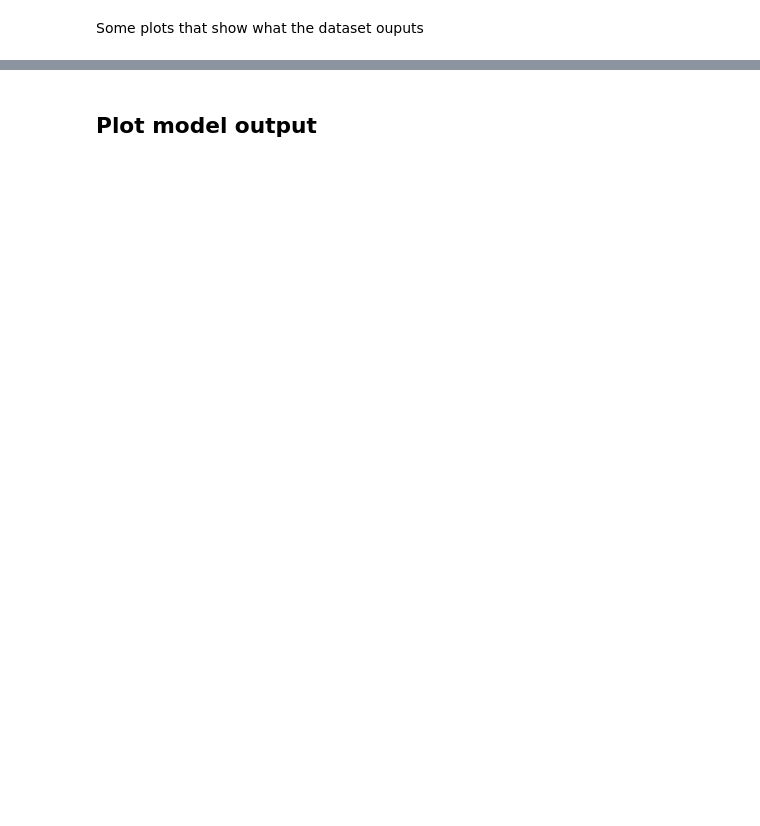
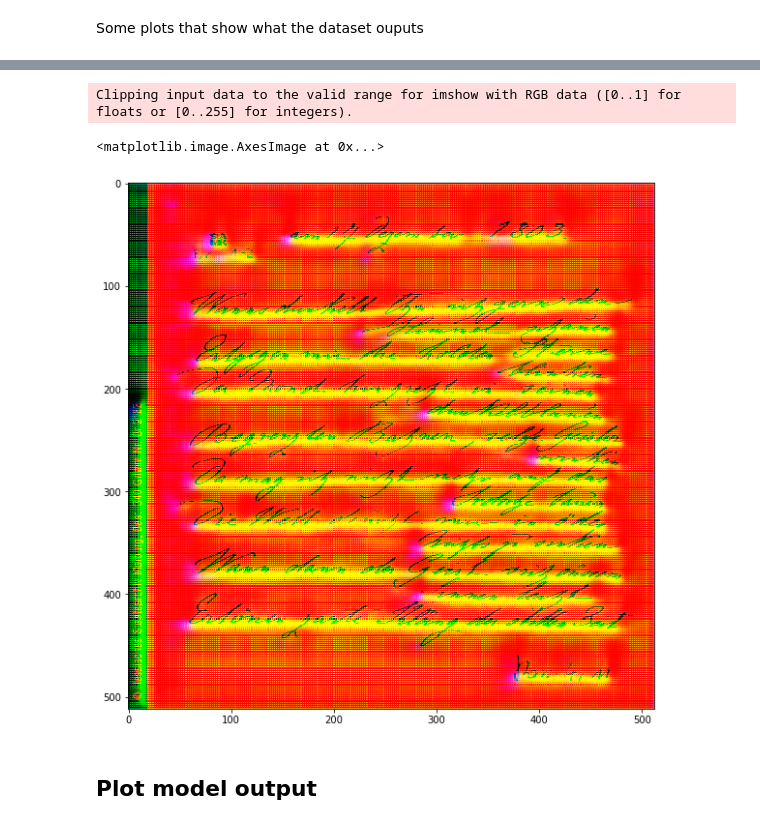
Before and after one commit to mwoedlinger/baseline-extract, a Jupyter notebook: demo/_exp_line_finder.ipynb, the cells around one changed output, grey strips where cells are left out. Saved outputs shown, nothing was run; the diff lists cells and outputs as text; code cells hidden in the pictures; blank space fills up the shorter version.

```diff
--- a/demo/_exp_line_finder.ipynb
+++ b/demo/_exp_line_finder.ipynb
@@ -54,0 +70,3 @@ plt.imshow(combined)
+# %%
+segmentation_weights = os.path.join('..', 'trained_models', 'segmentation', 'GCN_512_cBAD.pt')
+segmentation_device = 'cpu'
@@ -55,3 +83,21 @@ plt.imshow(combined)
+# %%
+image = data['image'].unsqueeze(0)
+with torch.no_grad():
+    seg_out = seg_model(image)[0]
+    seg_out.detach()
+
+    sig = nn.Sigmoid()
+    seg_out = sig(seg_out)
+image = (image[:, 0:1, :, :] + image[:, 1:2, :, :] + image[:, 2:3, :, :])/3.0
+image = torch.cat([image, seg_out[:, [0, 2], :, :]], dim=1).detach()
+# %%
+plt.figure(figsize=(20,10))
+image_np = image[0].permute(1,2,0).detach().numpy()
+plt.imshow(image_np)
+# %% [output]
+Clipping input data to the valid range for imshow with RGB data ([0..1] for floats or [0..255] for integers).
+<matplotlib.image.AxesImage at 0x...>
+[figure, added]
 # %% [markdown]
 ## Plot model output
 # %%
```
Also changed, not shown: parts of 84 cells of this notebook, 14 other files.
